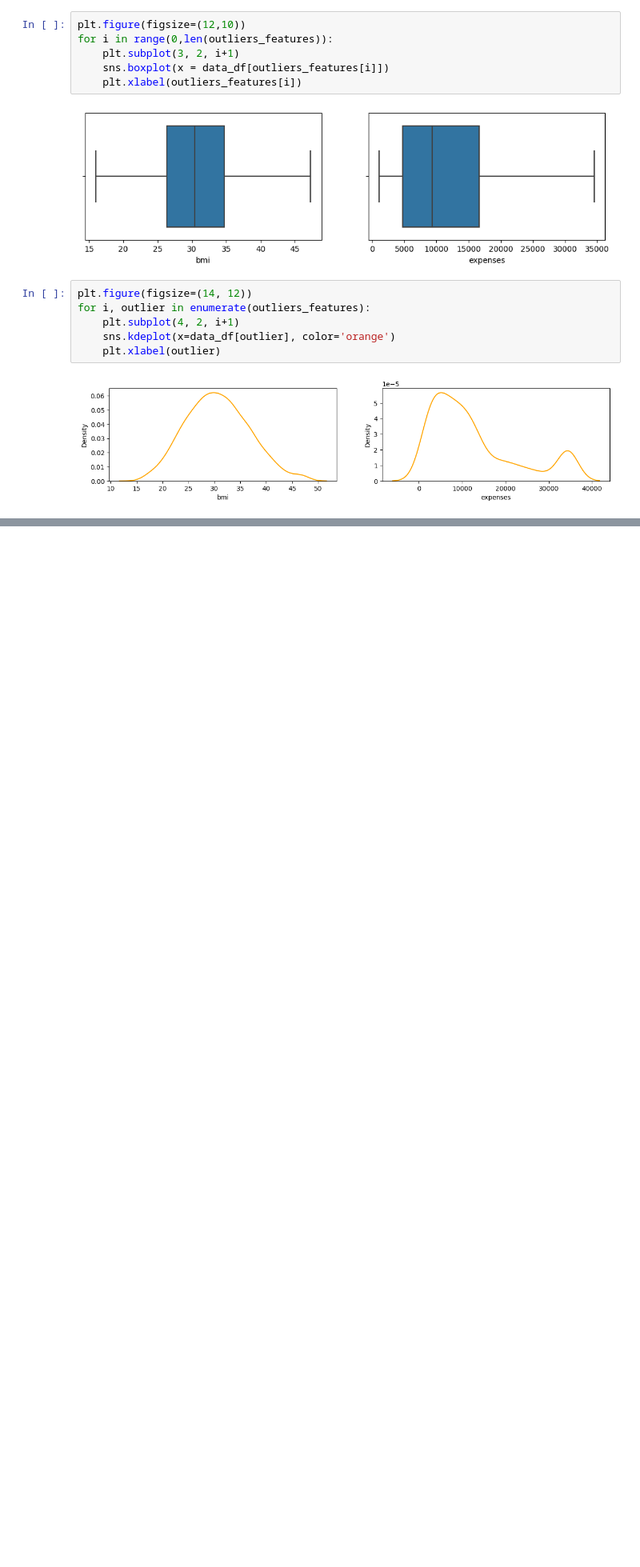
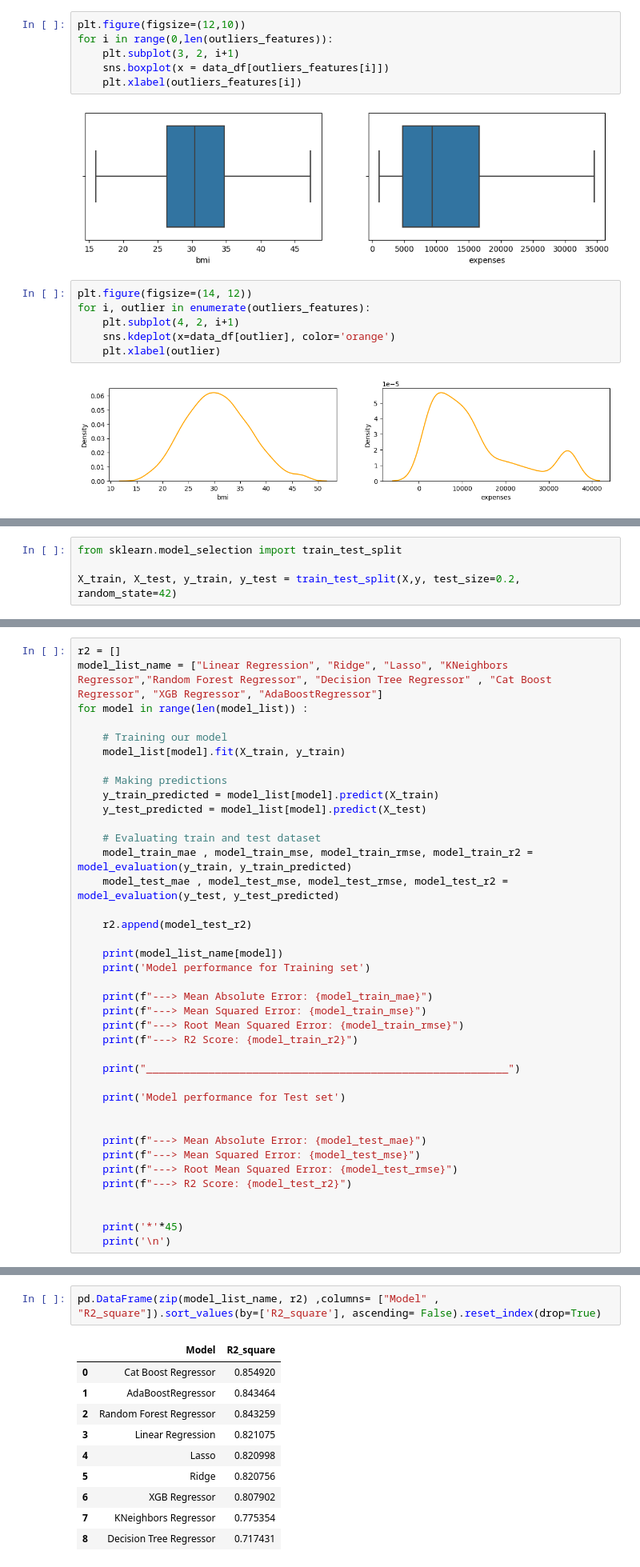
Before and after one commit to Prateek07-Kumar/Insurance-Prediction-Project, a Jupyter notebook: Notebook/model_training.ipynb, the cells around one changed output, grey strips where cells are left out. Shown at 80% size. Saved outputs shown, nothing was run; the diff lists cells and outputs as text; blank space fills up the shorter version.

```diff
--- a/Notebook/model_training.ipynb
+++ b/Notebook/model_training.ipynb
@@ -179,0 +233,4 @@ for i, outlier in enumerate(outliers_features):
+# %%
+from sklearn.model_selection import train_test_split
+
+X_train, X_test, y_train, y_test = train_test_split(X,y, test_size=0.2, random_state=42)
@@ -179,0 +284,39 @@ for i, outlier in enumerate(outliers_features):
+# %%
+r2 = []
+model_list_name = ["Linear Regression", "Ridge", "Lasso", "KNeighbors Regressor","Random Forest Regressor", "Decision Tree Regressor" , "Cat Boost Regressor", "XGB Regressor", "AdaBoostRegressor"]
+for model in range(len(model_list)) :
+
+    # Training our model
+    model_list[model].fit(X_train, y_train)
+
+    # Making predictions
+    y_train_predicted = model_list[model].predict(X_train)
+    y_test_predicted = model_list[model].predict(X_test)
+
+    # Evaluating train and test dataset
+    model_train_mae , model_train_mse, model_train_rmse, model_train_r2 = model_evaluation(y_train, y_train_predicted)
+    model_test_mae , model_test_mse, model_test_rmse, model_test_r2 = model_evaluation(y_test, y_test_predicted)
+
+    r2.append(model_test_r2)
+
+    print(model_list_name[model])
+    print('Model performance for Training set')
+
+    print(f"---> Mean Absolute Error: {model_train_mae}")
+    print(f"---> Mean Squared Error: {model_train_mse}")
+    print(f"---> Root Mean Squared Error: {model_train_rmse}")
+    print(f"---> R2 Score: {model_train_r2}")
+
+    print("__________________________________________________________")
+
+    print('Model performance for Test set')
+
+
+    print(f"---> Mean Absolute Error: {model_test_mae}")
+    print(f"---> Mean Squared Error: {model_test_mse}")
+    print(f"---> Root Mean Squared Error: {model_test_rmse}")
+    print(f"---> R2 Score: {model_test_r2}")
+
+
+    print('*'*45)
+    print('\n')
@@ -179,0 +343,13 @@ for i, outlier in enumerate(outliers_features):
+# %%
+pd.DataFrame(zip(model_list_name, r2) ,columns= ["Model" , "R2_square"]).sort_values(by=['R2_square'], ascending= False).reset_index(drop=True)
+# %% [output]
+|  | Model | R2_square |
+| 0 | Cat Boost Regressor | 0.854920 |
+| 1 | AdaBoostRegressor | 0.843464 |
+| 2 | Random Forest Regressor | 0.843259 |
+| 3 | Linear Regression | 0.821075 |
+| 4 | Lasso | 0.820998 |
+| 5 | Ridge | 0.820756 |
+| 6 | XGB Regressor | 0.807902 |
+| 7 | KNeighbors Regressor | 0.775354 |
+| 8 | Decision Tree Regressor | 0.717431 |
```
Also changed, not shown: parts of 17 cells of this notebook, 5 other files.
